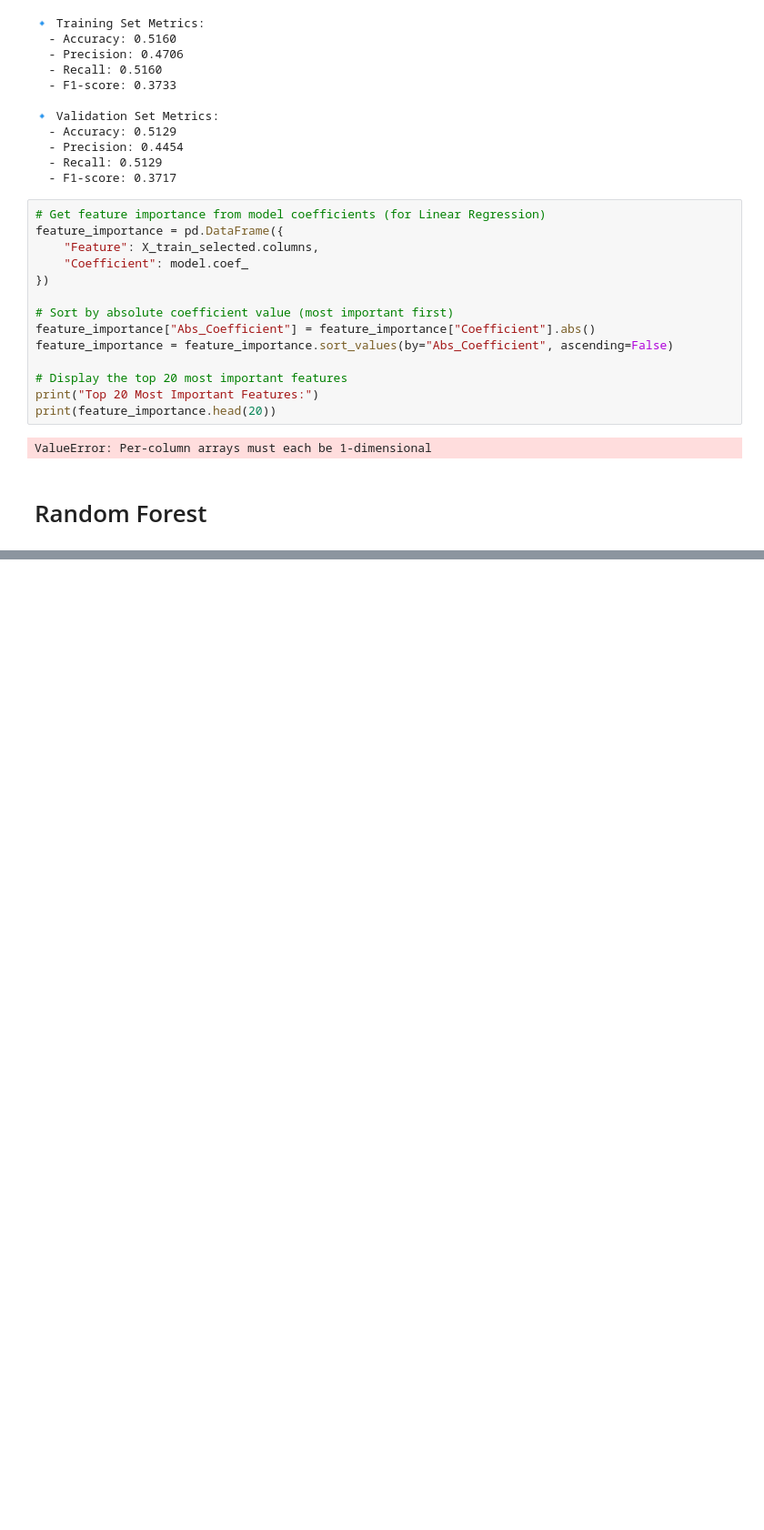
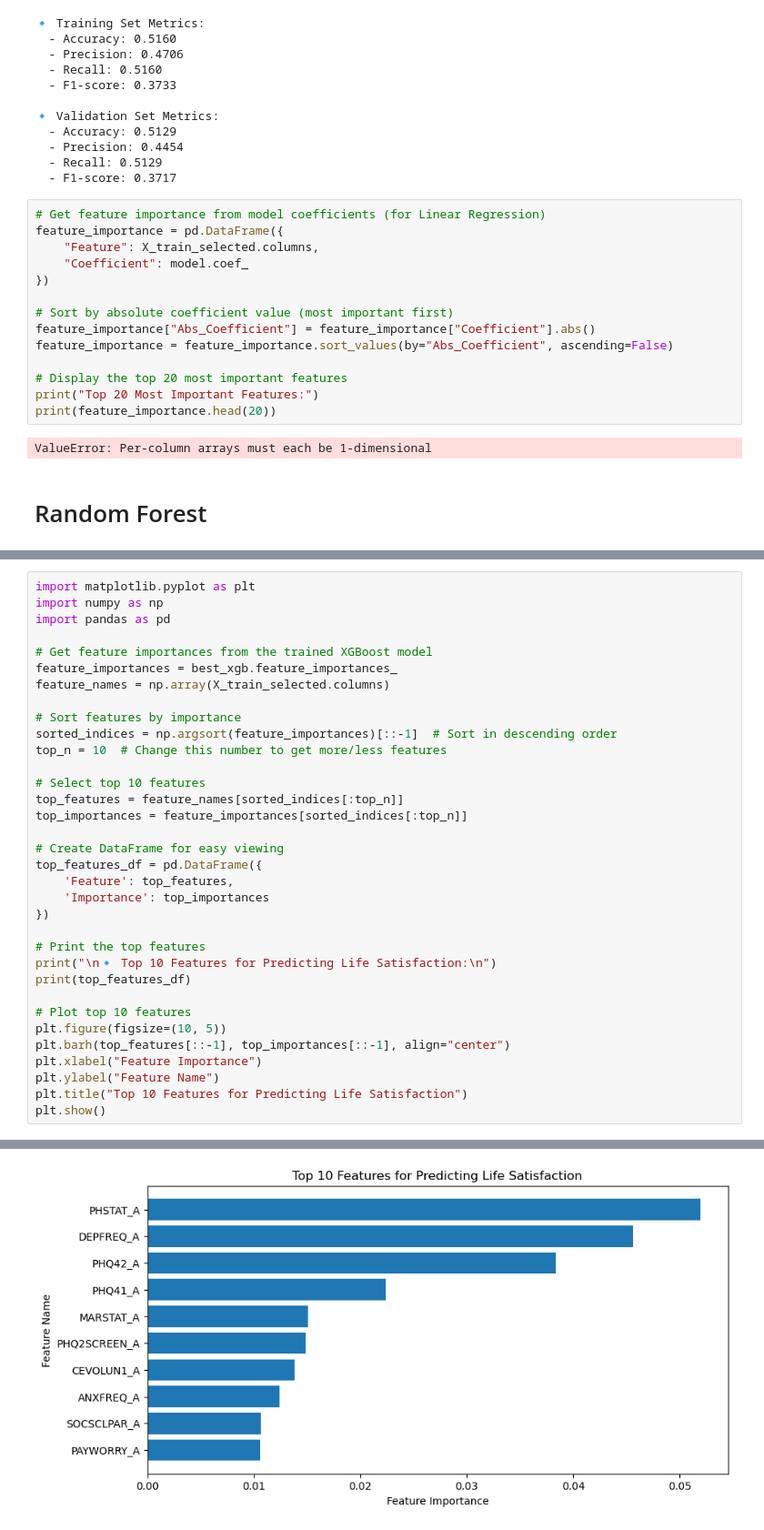
Before and after one commit to scarlson-sketch/NHIS_Predicting_Life_Satisfcation, a Jupyter notebook: Predicting_Life_Satisfaction.ipynb, the cells around one changed output, grey strips where cells are left out. Shown at 91% size. Cells and saved outputs as stored; diff of their text form; blank space fills up the shorter version.

```diff
--- a/Predicting_Life_Satisfaction.ipynb
+++ b/Predicting_Life_Satisfaction.ipynb
@@ -550,0 +701,35 @@ RFECV+KMeansSmote
+# %%
+import matplotlib.pyplot as plt
+import numpy as np
+import pandas as pd
+
+# Get feature importances from the trained XGBoost model
+feature_importances = best_xgb.feature_importances_
+feature_names = np.array(X_train_selected.columns)
+
+# Sort features by importance
+sorted_indices = np.argsort(feature_importances)[::-1]  # Sort in descending order
+top_n = 10  # Change this number to get more/less features
+
+# Select top 10 features
+top_features = feature_names[sorted_indices[:top_n]]
+top_importances = feature_importances[sorted_indices[:top_n]]
+
+# Create DataFrame for easy viewing
+top_features_df = pd.DataFrame({
+    'Feature': top_features,
+    'Importance': top_importances
+})
+
+# Print the top features
+print("\n🔹 Top 10 Features for Predicting Life Satisfaction:\n")
+print(top_features_df)
+
+# Plot top 10 features
+plt.figure(figsize=(10, 5))
+plt.barh(top_features[::-1], top_importances[::-1], align="center")
+plt.xlabel("Feature Importance")
+plt.ylabel("Feature Name")
+plt.title("Top 10 Features for Predicting Life Satisfaction")
+plt.show()
+# %% [output]
@@ -550,0 +749 @@ RFECV+KMeansSmote
+[figure, added]
```
Also changed, not shown: parts of 13 cells of this notebook.
